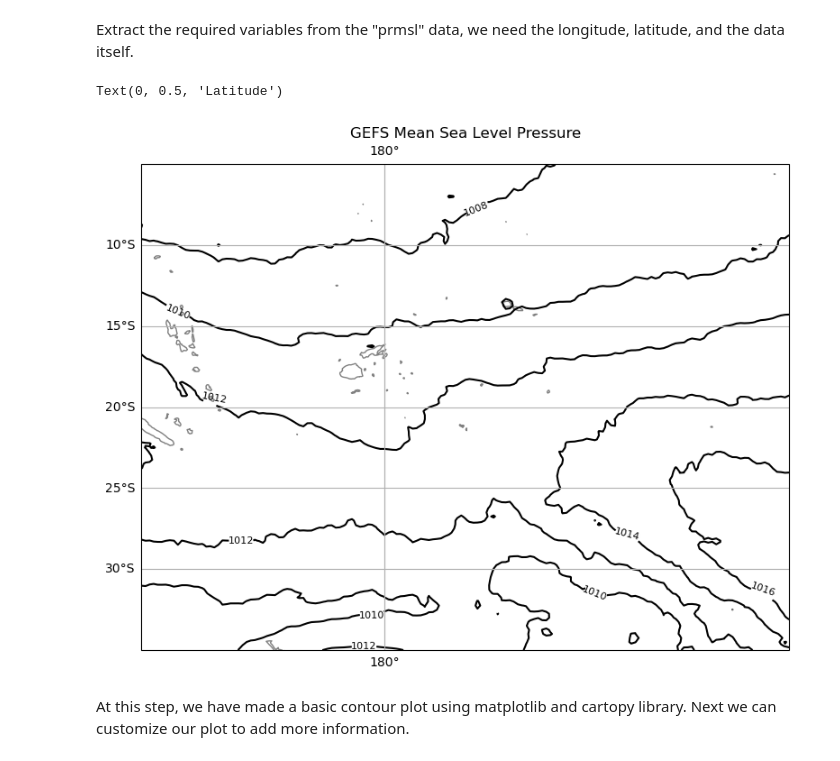
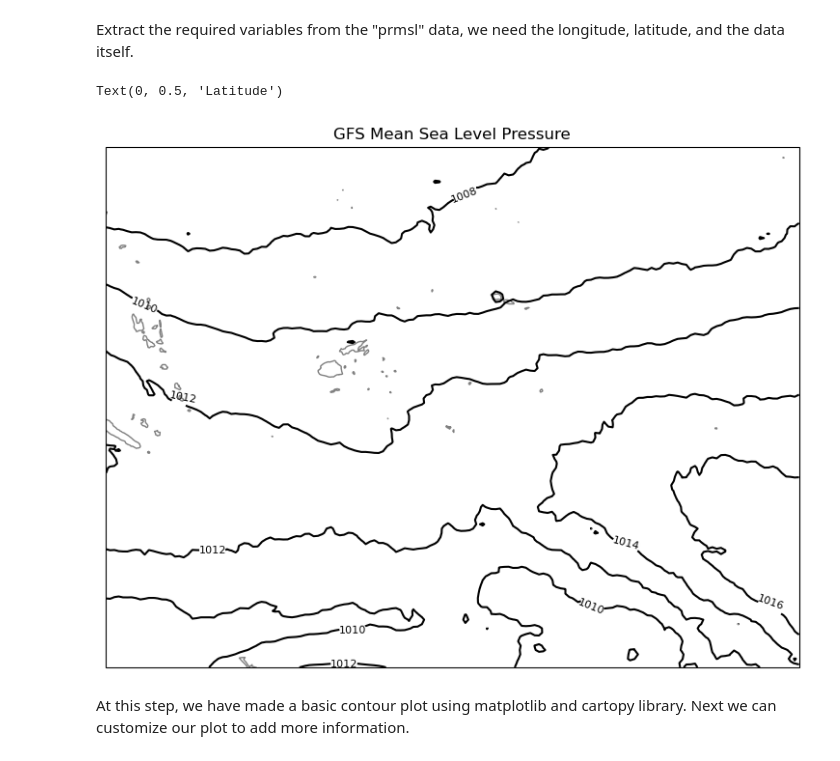
Before and after one commit to achmadrifani/fiji-training-2024, a Jupyter notebook: notebooks/day_07/01_Plotting_MSLP.ipynb, the cells around one changed output. Saved outputs shown, nothing was run; the diff lists cells and outputs as text; code cells hidden in the pictures.

```diff
--- a/notebooks/day_07/01_Plotting_MSLP.ipynb
+++ b/notebooks/day_07/01_Plotting_MSLP.ipynb
@@ -102,31 +102,29 @@ lats = prmsl.latitude
 # %%
 # Initiate figure and axes instance
 fig, ax = plt.subplots(1, 1, figsize=(13, 7), subplot_kw={'projection': ccrs.PlateCarree(central_longitude=185)})
 
 # Plot the data as contour
 # levels = [990, 1000, 1002,1004, 1006, 1010,1012,1014,1016,1018,1020,1024,1028] # Define the levels here or use range
 levels = range(990,1028,2)
 contour = ax.contour(lons, lats, prmsl, transform=ccrs.PlateCarree(), colors='black', levels=levels)
 
 # Add contour labels
 ax.clabel(contour, inline=True, fontsize=8)
 
 # Add coastlines
 ax.coastlines(color='gray', edgecolor='gray')
 
 # Add titles
-ax.set_title('GEFS Mean Sea Level Pressure')
+ax.set_title('GFS Mean Sea Level Pressure')
 
-# Add gridlines and labels
-ax.gridlines(draw_labels=True, dms=True, x_inline=False, y_inline=False)
 ax.set_xlabel('Longitude',fontsize=5)
 ax.set_ylabel('Latitude',fontsize=5)
 
 # Save the image
 # plt.savefig("test_result.png")
 # %% [output]
 Text(0, 0.5, 'Latitude')
-[figure, old version]
+[figure, new version]
 # %% [markdown]
 At this step, we have made a basic contour plot using matplotlib and cartopy library. Next we can customize our plot to add more information.
 # %% [markdown]
```
Also changed, not shown: parts of 20 cells of this notebook, 2 other files.
